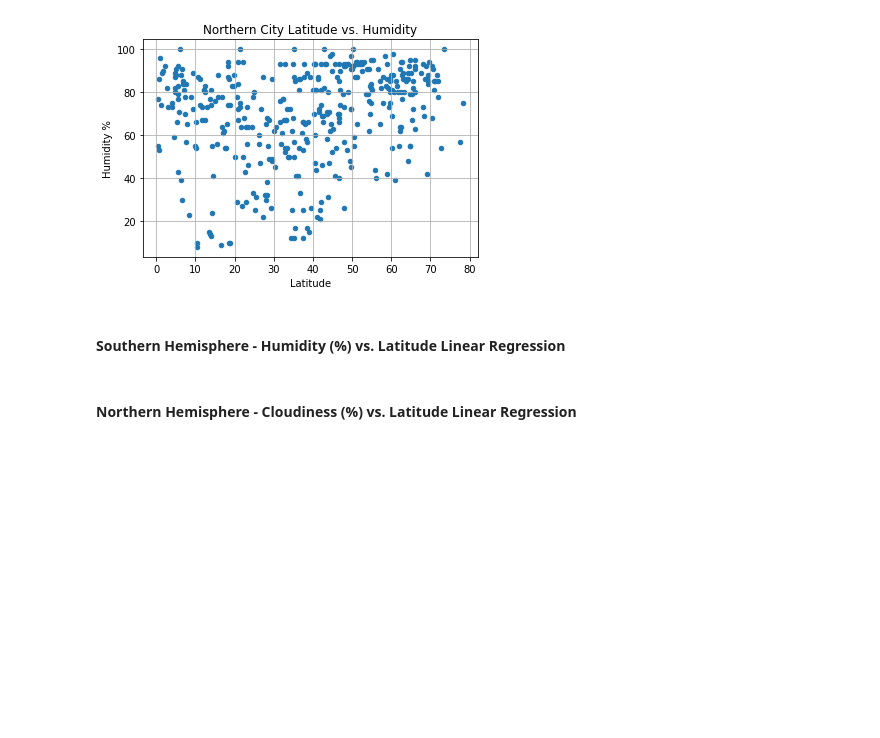
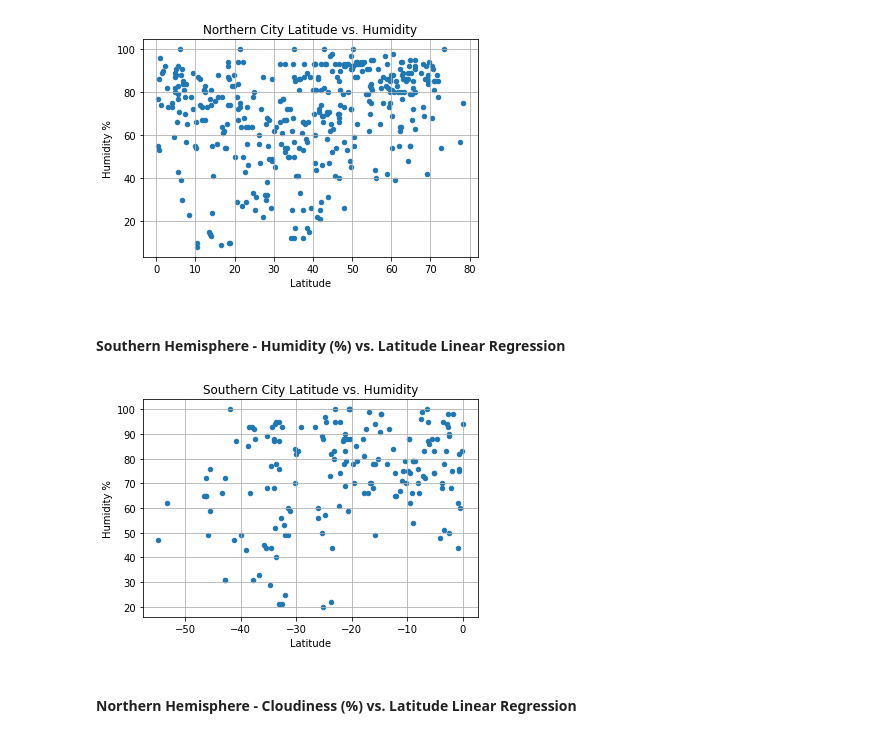
Before and after one commit to avinashdhawan/python-api-challenge, a Jupyter notebook: WeatherPy/WeatherPy_akd.ipynb, the cells around one changed output. Drawn from its saved outputs; the diff is of its cells as text; code cells hidden in the pictures; blank space fills up the shorter version.

```diff
--- a/WeatherPy/WeatherPy_akd.ipynb
+++ b/WeatherPy/WeatherPy_akd.ipynb
@@ -431,17 +432,19 @@ plt.show()
 # %%
 # Latitude vs. Temperature Plot
 southern_plot = weather_data_southern_df.plot(kind='scatter',x='Lat',y='Humidity', title= 'Southern City Latitude vs. Humidity')
-northern_plot.set_xlabel("Latitude")
-northern_plot.set_ylabel("Humidity %")
+southern_plot.set_xlabel("Latitude")
+southern_plot.set_ylabel("Humidity %")
 
 plt.grid(True)
 
 
 # Save the figure
 plt.savefig("Southern_Latitude_vs_Humidity.png")
 
 # Show plot
 plt.show()
+# %% [output]
+[figure, added]
 # %% [markdown]
 ####  Northern Hemisphere - Cloudiness (%) vs. Latitude Linear Regression
 # %%
```
Also changed, not shown: parts of 7 cells of this notebook.
